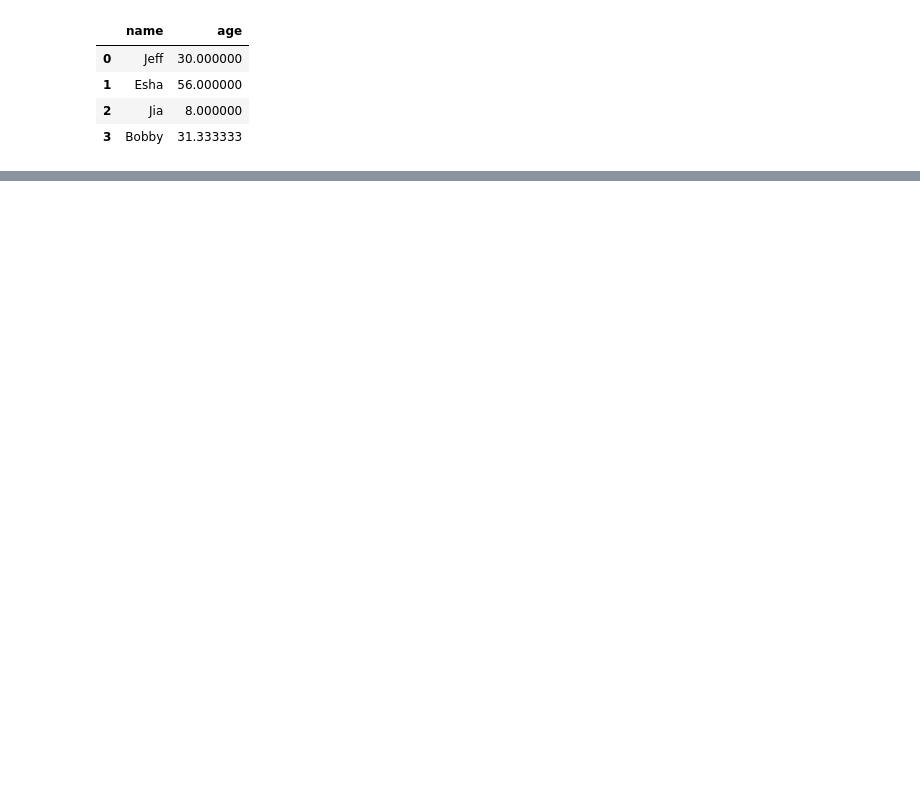
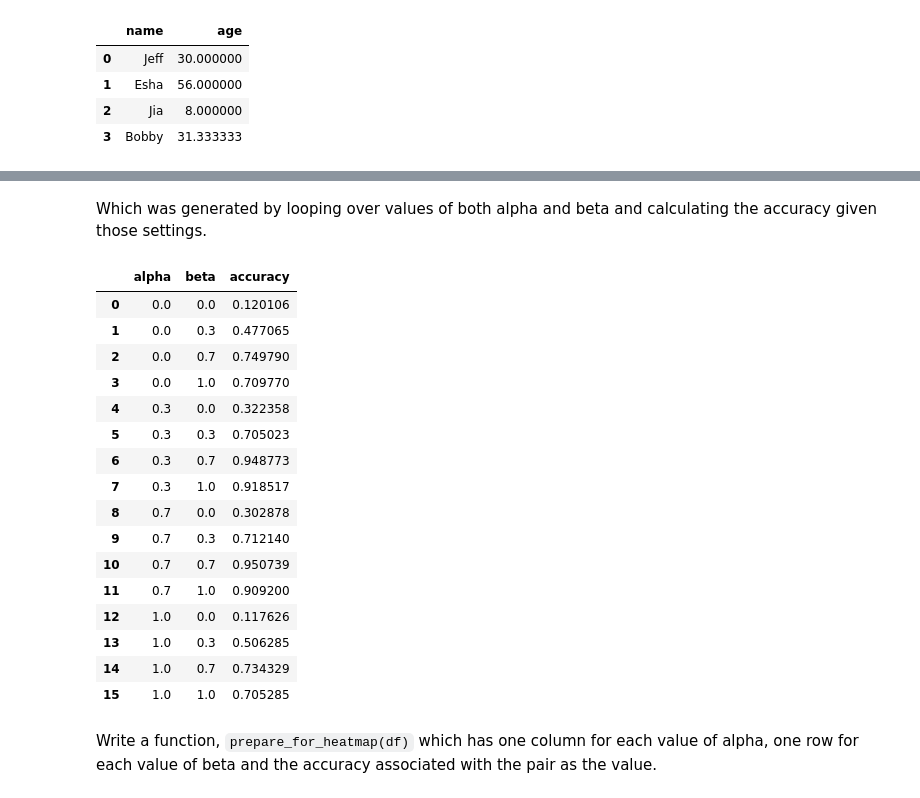
Before and after one commit to agolovini/python-warm-up, a Jupyter notebook: pandaspractice_com.ipynb, the cells around one changed output, grey strips where cells are left out. Saved outputs shown, nothing was run; the diff lists cells and outputs as text; code cells hidden in the pictures; blank space fills up the shorter version.

```diff
--- a/pandaspractice_com.ipynb
+++ b/pandaspractice_com.ipynb
@@ -276,0 +297,33 @@ melter(df)
+# %% [markdown]
+Which was generated by looping over values of both alpha and beta and calculating the accuracy given those settings.
+# %%
+results = []
+for alpha in np.round(np.linspace(0, 1, 4), 1):
+    for beta in np.round(np.linspace(0, 1, 4), 1):
+        alpha_contrib = 0.5 - (alpha - 0.5)**2
+        beta_contrib = 0.5 - (beta - 0.8)**2
+        acc = np.minimum(1, alpha_contrib+beta_contrib+np.random.randn()*0.01)
+        results.append(dict(alpha=alpha, beta=beta, accuracy=acc))
+df = pd.DataFrame(results)
+# %%
+df
+# %% [output]
+|  | alpha | beta | accuracy |
+| 0 | 0.0 | 0.0 | 0.120106 |
+| 1 | 0.0 | 0.3 | 0.477065 |
+| 2 | 0.0 | 0.7 | 0.749790 |
+| 3 | 0.0 | 1.0 | 0.709770 |
+| 4 | 0.3 | 0.0 | 0.322358 |
+| 5 | 0.3 | 0.3 | 0.705023 |
+| 6 | 0.3 | 0.7 | 0.948773 |
+| 7 | 0.3 | 1.0 | 0.918517 |
+| 8 | 0.7 | 0.0 | 0.302878 |
+| 9 | 0.7 | 0.3 | 0.712140 |
+| 10 | 0.7 | 0.7 | 0.950739 |
+| 11 | 0.7 | 1.0 | 0.909200 |
+| 12 | 1.0 | 0.0 | 0.117626 |
+| 13 | 1.0 | 0.3 | 0.506285 |
+| 14 | 1.0 | 0.7 | 0.734329 |
+| 15 | 1.0 | 1.0 | 0.705285 |
+# %% [markdown]
+Write a function, `prepare_for_heatmap(df)` which has one column for each value of alpha, one row for each value of beta and the accuracy associated with the pair as the value.
```
Also changed, not shown: parts of 61 cells of this notebook.
